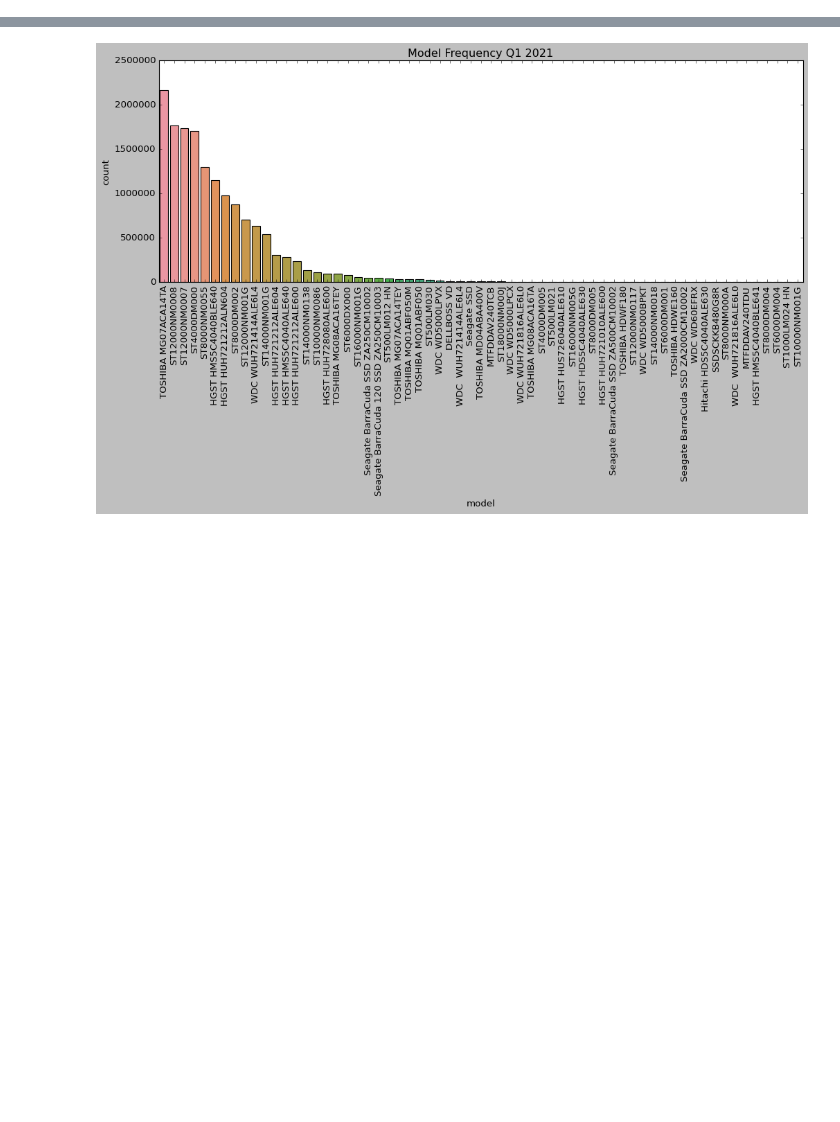
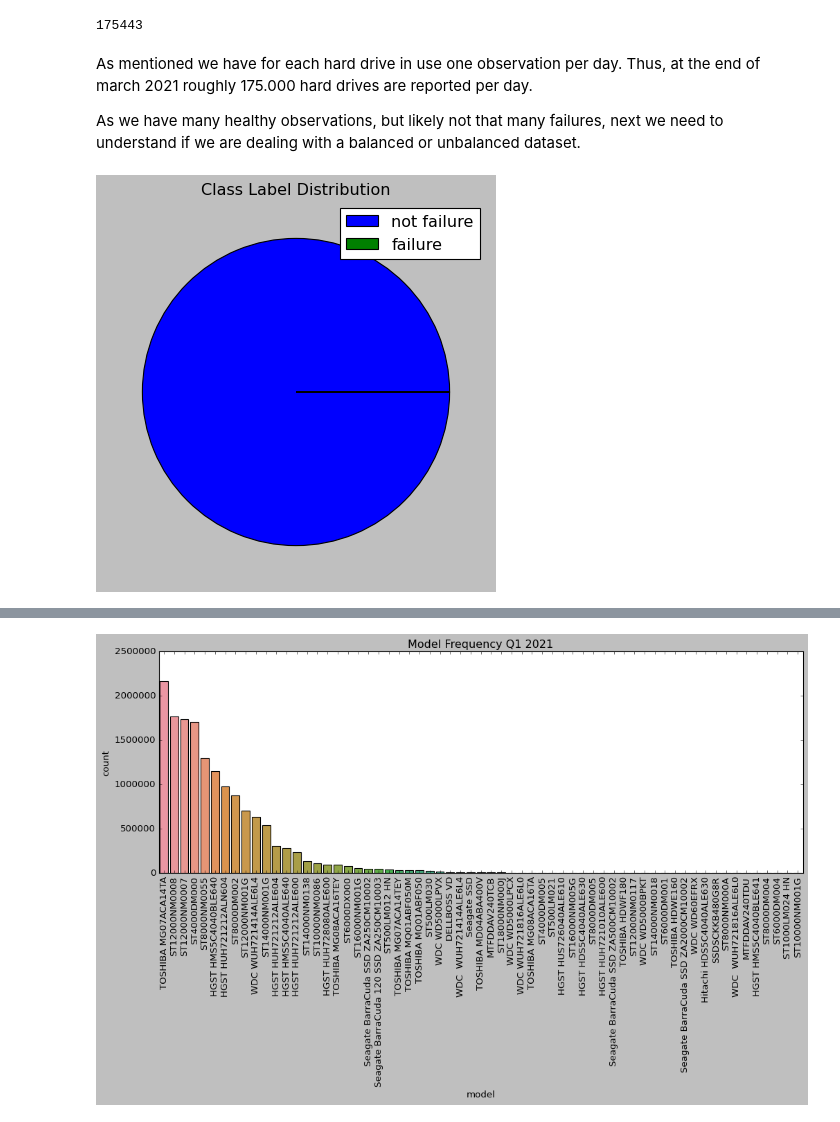
Before and after one commit to wcmphysics/DataScienceBootcamp-Capstone, a Jupyter notebook: notebooks/daniela_eda.ipynb, the cells around one changed output, grey strips where cells are left out. Saved outputs shown, nothing was run; the diff lists cells and outputs as text; code cells hidden in the pictures; blank space fills up the shorter version.

```diff
--- a/notebooks/daniela_eda.ipynb
+++ b/notebooks/daniela_eda.ipynb
@@ -65,0 +139,15 @@ g.set_title('Class Label Distribution');
+# %%
+# Look at the amount of hard drives reported
+q1.query('date == "2021-03-31"')['serial_number'].nunique()
+# %% [output]
+175443
+# %% [markdown]
+As mentioned we have for each hard drive in use one observation per day. Thus, at the end of march 2021 roughly 175.000 hard drives are reported per day.
+
+As we have many healthy observations, but likely not that many failures, next we need to understand if we are dealing with a balanced or unbalanced dataset.
+# %%
+plt.pie(q1.failure.value_counts())
+plt.legend(['not failure', 'failure'])
+plt.title('Class Label Distribution');
+# %% [output]
+[figure, added]
```
Also changed, not shown: parts of 37 cells of this notebook.
